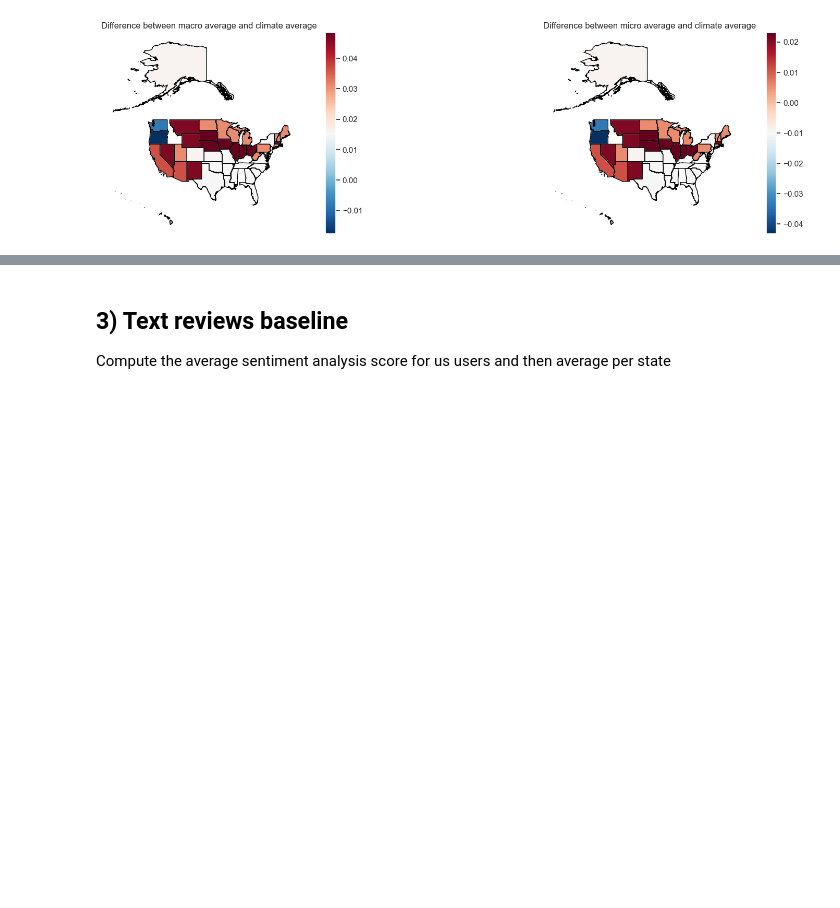
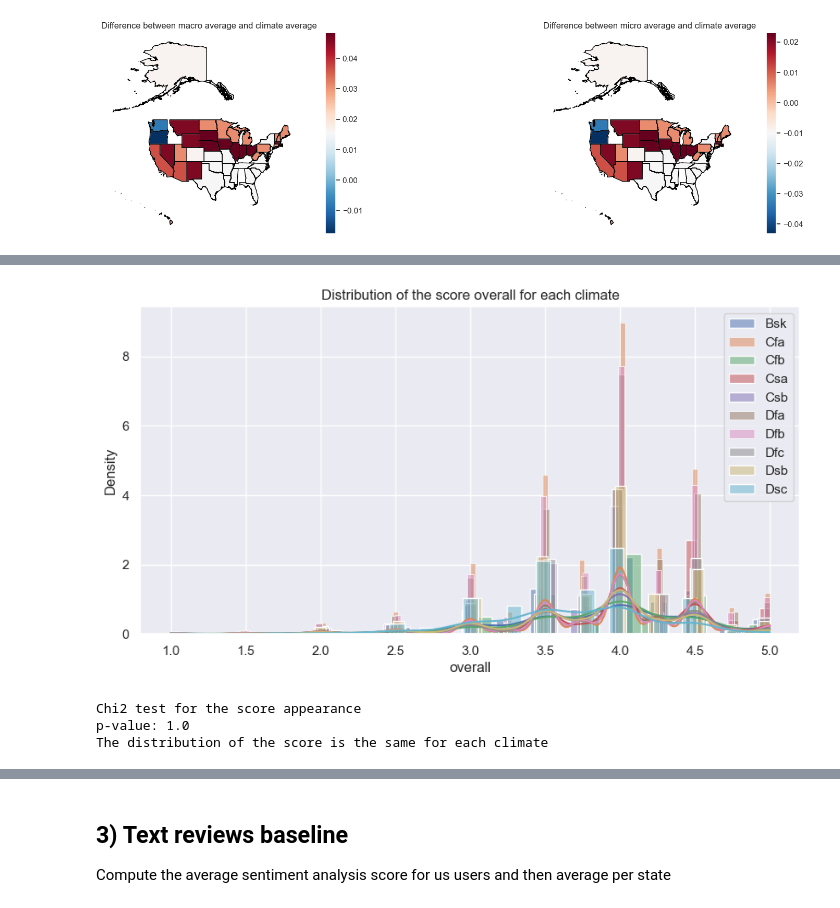
Before and after one commit to epfl-ada/ada-2023-project-riskybiscuits, a Jupyter notebook: main2_0.ipynb, the cells around one changed output, grey strips where cells are left out. Cells and saved outputs as stored; diff of their text form; code cells hidden in the pictures; blank space fills up the shorter version.

```diff
--- a/main2_0.ipynb
+++ b/main2_0.ipynb
@@ -364,0 +397,59 @@ plt.show()
+# %%
+# For one chosen score, plot the distribution of the score for each climate
+score = "overall"
+
+# Get the data
+data_to_plot = us_users_ratings[["climate", score]].copy()
+data_to_plot = data_to_plot.groupby("climate")[score].apply(list).reset_index()
+
+# Plot the data
+box_plot = False
+if box_plot:
+    fig, ax = plt.subplots(figsize=(20, 5))
+    ax.boxplot(data_to_plot[score])
+    ax.set_xticklabels(data_to_plot["climate"])
+    ax.set_ylabel(score)
+    ax.set_title("Distribution of the score " + score + " for each climate")
+else:
+    # Use superimposed histograms
+    fig, ax = plt.subplots(figsize=(10, 5))
+    for i in range(len(data_to_plot)):
+        sns.histplot(data_to_plot[score][i], ax=ax, label=data_to_plot["climate"][i], kde=True, stat="density")
+    ax.set_xlabel(score)
+    ax.set_ylabel("Density")
+    ax.set_title("Distribution of the score " + score + " for each climate")
+    ax.legend()
+
+
+plt.show()
+# %% [output]
+[figure, added]
+# %%
+# Perform a chi2 test to see if the distribution of the score is the same for each climate
+from scipy.stats import chi2_contingency
+
+score = "appearance"
+
+# Get the data
+data_to_plot = us_users_ratings[["climate", score]].copy()
+data_to_plot = data_to_plot.groupby("climate")[score].apply(list).reset_index()
+
+num_reviews_min = data_to_plot[score].apply(len).min()
+
+data_chi2 = np.zeros((len(data_to_plot), num_reviews_min))
+for i in range(len(data_to_plot)):
+    # For each climate, randomly select num_reviews_min reviews
+    data_chi2[i] = np.random.choice(data_to_plot[score][i], num_reviews_min, replace=False)
+
+# Perform the chi2 test
+chi2, p, dof, expected = chi2_contingency(data_chi2)
+print("Chi2 test for the score", score)
+print("p-value:", p)
+if p < 0.05:
+    print("The distribution of the score is not the same for each climate")
+else:
+    print("The distribution of the score is the same for each climate")
+# %% [output]
+Chi2 test for the score appearance
+p-value: 1.0
+The distribution of the score is the same for each climate
```
Also changed, not shown: parts of 6 cells of this notebook, 1 other file.
